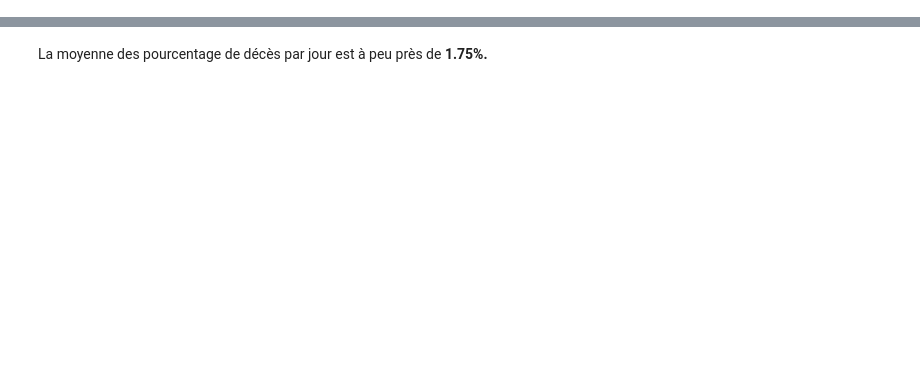
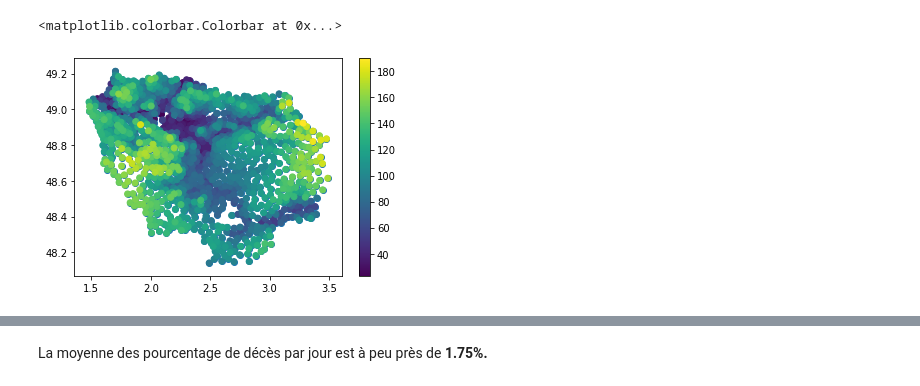
Before and after one commit to AmineDiro/Prediction-COVID19-France-, a Jupyter notebook: EDA france.ipynb, the cells around one changed output, grey strips where cells are left out. Cells and saved outputs as stored; diff of their text form; code cells hidden in the pictures; blank space fills up the shorter version.

```diff
--- a/EDA france.ipynb
+++ b/EDA france.ipynb
@@ -38,0 +111,15 @@ array(['COM-977', 'COM-978', 'DEP-01', 'DEP-02', 'DEP-03', 'DEP-04',
+# %%
+# Metropolitan France
+metro = geo.loc[geo['Latitude'] > 40]
+plt.scatter(metro['Longitude'],
+            metro['Latitude'])
+
+metro = metro.sort_values('Altitude Moyenne')
+plt.scatter(metro['Longitude'],
+            metro['Latitude'],
+            c=metro['Altitude Moyenne'],
+            cmap=plt.cm.viridis)
+plt.colorbar()
+# %% [output]
+<matplotlib.colorbar.Colorbar at 0x...>
+[figure, added]
```
Also changed, not shown: parts of 32 cells of this notebook, 1 other file.
